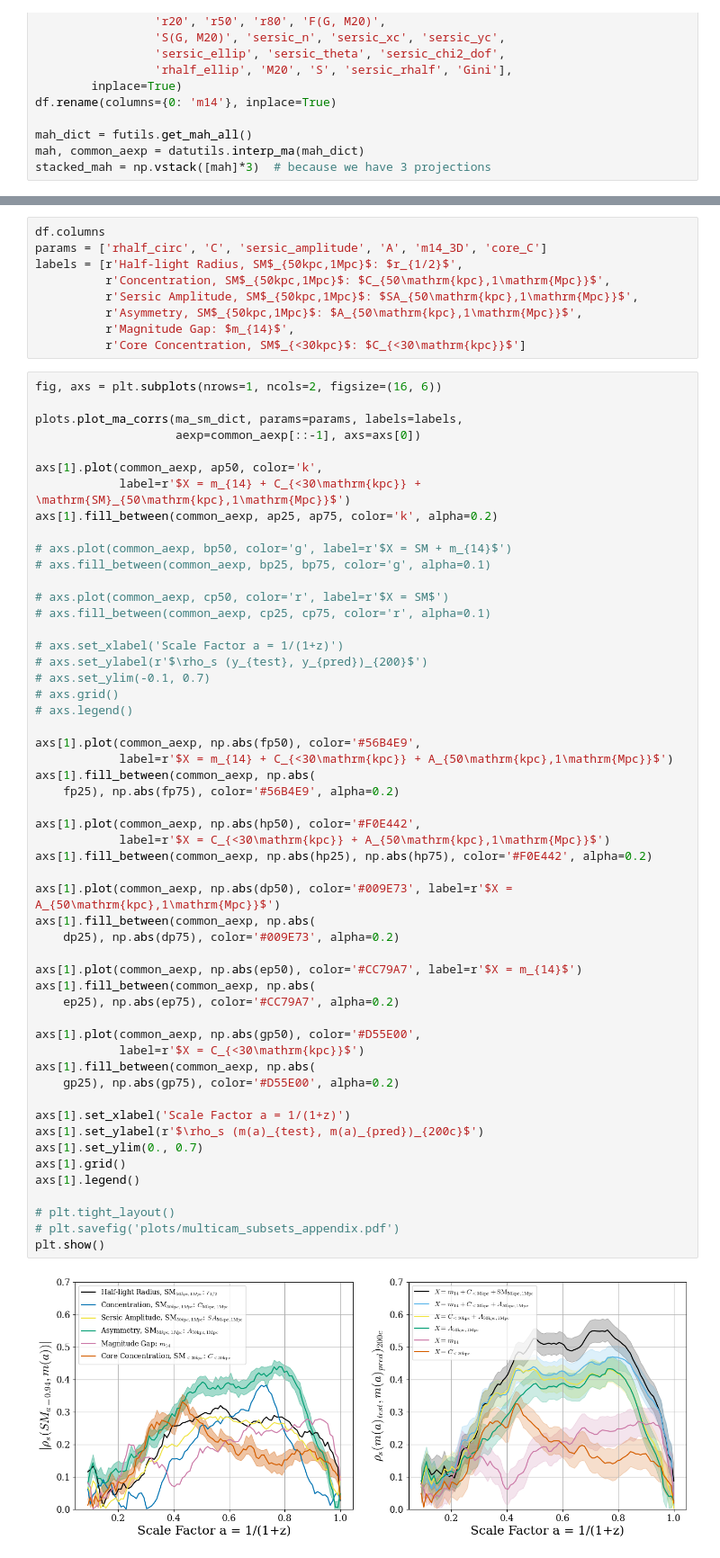
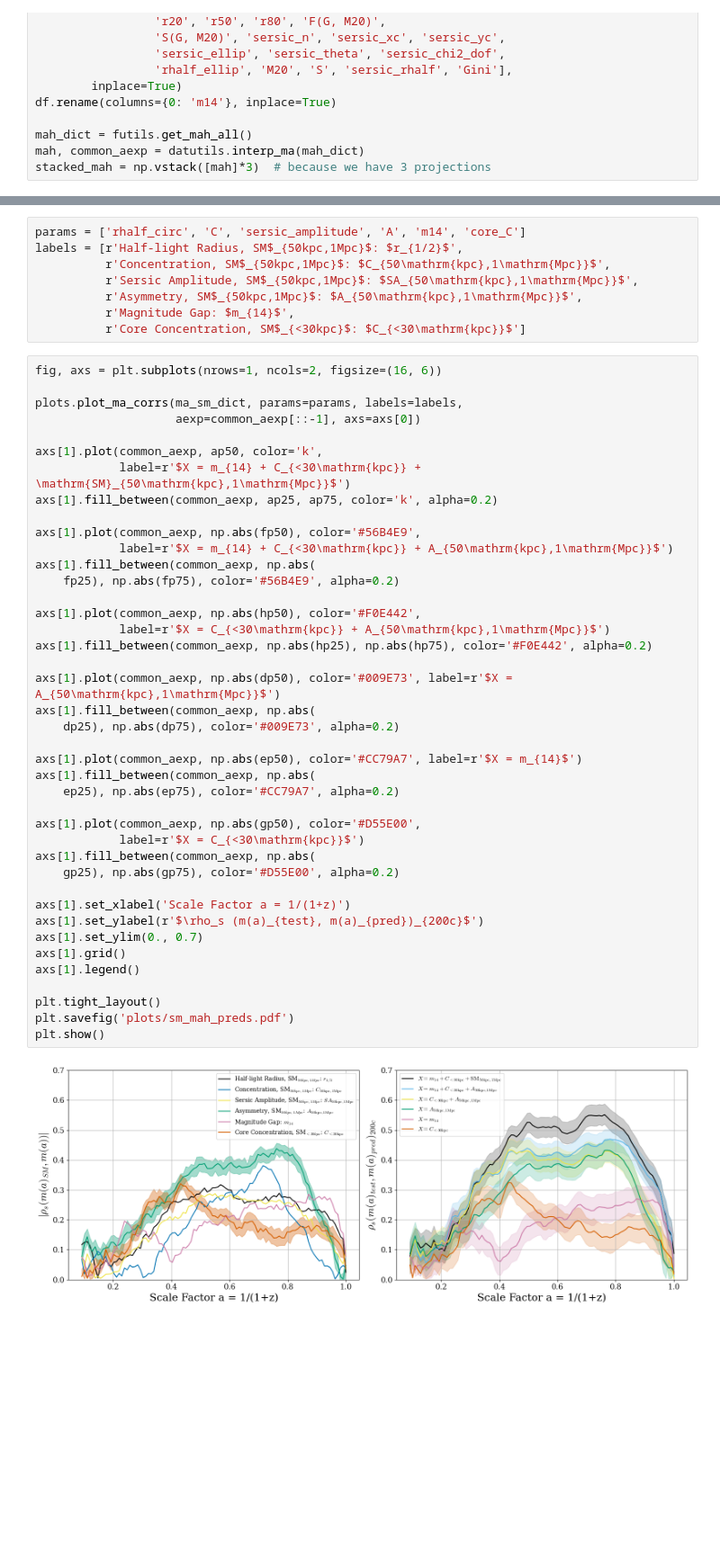
Before and after one commit to Kabelo-T/cluster_morph, a Jupyter notebook: multicam.ipynb, the cells around one changed output, grey strips where cells are left out. Shown at 90% size. Drawn from its saved outputs; the diff is of its cells as text; blank space fills up the shorter version.

```diff
--- a/multicam.ipynb
+++ b/multicam.ipynb
@@ -462,6 +507,5 @@ colors = [
 # %%
-df.columns
-params = ['rhalf_circ', 'C', 'sersic_amplitude', 'A', 'm14_3D', 'core_C']
+params = ['rhalf_circ', 'C', 'sersic_amplitude', 'A', 'm14', 'core_C']
 labels = [r'Half-light Radius, SM$_{50kpc,1Mpc}$: $r_{1/2}$',
           r'Concentration, SM$_{50kpc,1Mpc}$: $C_{50\mathrm{kpc},1\mathrm{Mpc}}$',
           r'Sersic Amplitude, SM$_{50kpc,1Mpc}$: $SA_{50\mathrm{kpc},1\mathrm{Mpc}}$',
@@ -477,49 +521,37 @@ plots.plot_ma_corrs(ma_sm_dict, params=params, labels=labels,
 axs[1].plot(common_aexp, ap50, color='k',
             label=r'$X = m_{14} + C_{<30\mathrm{kpc}} + \mathrm{SM}_{50\mathrm{kpc},1\mathrm{Mpc}}$')
 axs[1].fill_between(common_aexp, ap25, ap75, color='k', alpha=0.2)
-
-# axs.plot(common_aexp, bp50, color='g', label=r'$X = SM + m_{14}$')
-# axs.fill_between(common_aexp, bp25, bp75, color='g', alpha=0.1)
-
-# axs.plot(common_aexp, cp50, color='r', label=r'$X = SM$')
-# axs.fill_between(common_aexp, cp25, cp75, color='r', alpha=0.1)
-
-# axs.set_xlabel('Scale Factor a = 1/(1+z)')
-# axs.set_ylabel(r'$\rho_s (y_{test}, y_{pred})_{200}$')
-# axs.set_ylim(-0.1, 0.7)
-# axs.grid()
-# axs.legend()
 
 axs[1].plot(common_aexp, np.abs(fp50), color='#56B4E9',
             label=r'$X = m_{14} + C_{<30\mathrm{kpc}} + A_{50\mathrm{kpc},1\mathrm{Mpc}}$')
 axs[1].fill_between(common_aexp, np.abs(
     fp25), np.abs(fp75), color='#56B4E9', alpha=0.2)
 
 axs[1].plot(common_aexp, np.abs(hp50), color='#F0E442',
             label=r'$X = C_{<30\mathrm{kpc}} + A_{50\mathrm{kpc},1\mathrm{Mpc}}$')
 axs[1].fill_between(common_aexp, np.abs(hp25), np.abs(hp75), color='#F0E442', alpha=0.2)
 
 axs[1].plot(common_aexp, np.abs(dp50), color='#009E73', label=r'$X = A_{50\mathrm{kpc},1\mathrm{Mpc}}$')
 axs[1].fill_between(common_aexp, np.abs(
     dp25), np.abs(dp75), color='#009E73', alpha=0.2)
 
 axs[1].plot(common_aexp, np.abs(ep50), color='#CC79A7', label=r'$X = m_{14}$')
 axs[1].fill_between(common_aexp, np.abs(
     ep25), np.abs(ep75), color='#CC79A7', alpha=0.2)
 
 axs[1].plot(common_aexp, np.abs(gp50), color='#D55E00',
             label=r'$X = C_{<30\mathrm{kpc}}$')
 axs[1].fill_between(common_aexp, np.abs(
     gp25), np.abs(gp75), color='#D55E00', alpha=0.2)
 
 axs[1].set_xlabel('Scale Factor a = 1/(1+z)')
 axs[1].set_ylabel(r'$\rho_s (m(a)_{test}, m(a)_{pred})_{200c}$')
 axs[1].set_ylim(0., 0.7)
 axs[1].grid()
 axs[1].legend()
 
-# plt.tight_layout()
-# plt.savefig('plots/multicam_subsets_appendix.pdf')
+plt.tight_layout()
+plt.savefig('plots/sm_mah_preds.pdf')
 plt.show()
 # %% [output]
-[figure, old version]
+[figure, new version]
```
Also changed, not shown: parts of 28 cells of this notebook, 1 other file.
